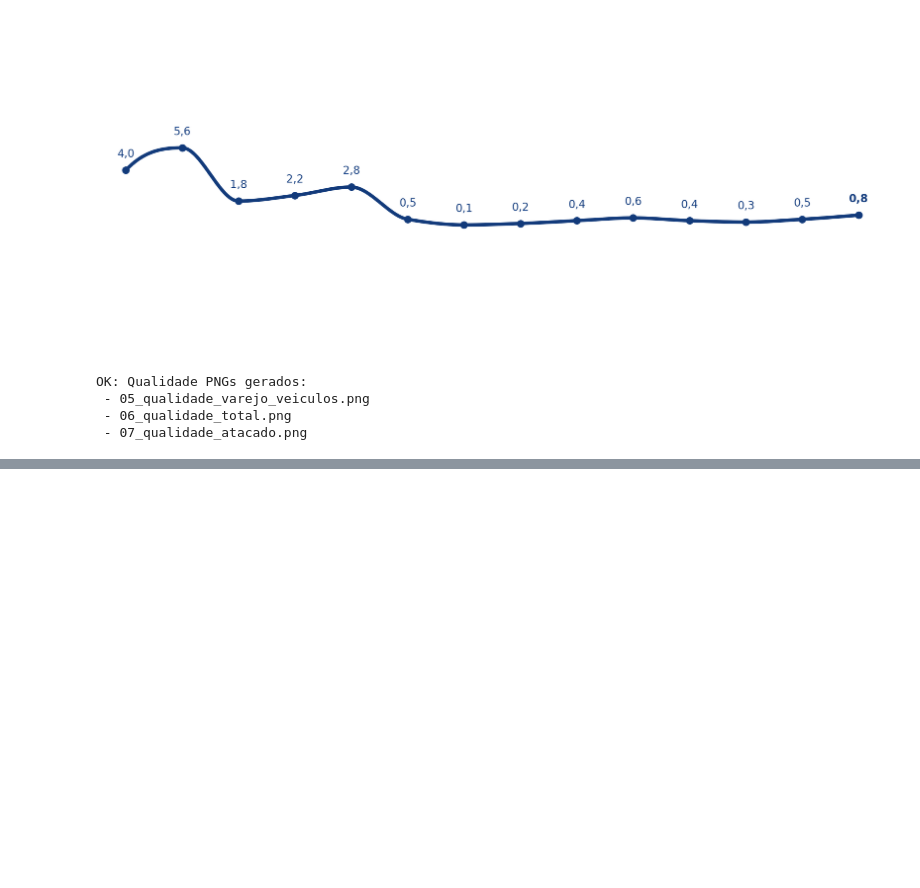
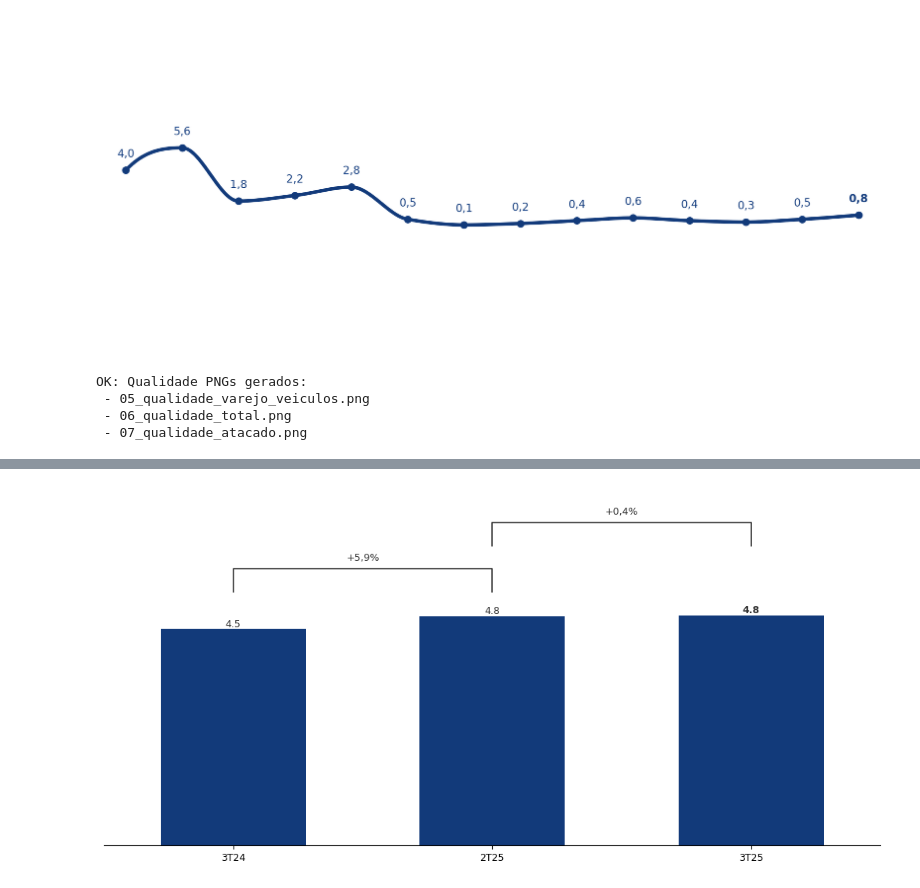
Before and after one commit to renatobortolotto/ppt-doc, a Jupyter notebook: test-ppt.ipynb, the cells around one changed output, grey strips where cells are left out. Saved outputs shown, nothing was run; the diff lists cells and outputs as text; code cells hidden in the pictures; blank space fills up the shorter version.

Commit message:
new graphs and updated scripts for data vis

```diff
--- a/test-ppt.ipynb
+++ b/test-ppt.ipynb
@@ -25,6 +25,12 @@ class ExcelBarChartSpec:
     output_path: Optional[Union[str, Path]] = None
     show_delta_pct: bool = False
     show_delta_bracket: bool = False
+    # Casas decimais nos valores no topo das barras
+    value_decimals: int = 0
+    # Escala da largura das barras (1.0 = normal)
+    bar_width_scale: float = 1.0
+    # Cor fixa para todas as barras (quando definido, ignora highlight_last)
+    bar_color: Optional[str] = None
     # Pares (prev, curr) para comparar. Aceita índices negativos (estilo Python).
     # Ex.: ((-2, -1), (-5, -2)) = (penúltimo vs último) e (penúltimo-3 vs penúltimo)
     delta_pairs: Tuple[Tuple[int, int], ...] = ()
@@ -153,13 +159,17 @@ def plot_bar_from_excel(spec: ExcelBarChartSpec) -> Tuple[plt.Figure, plt.Axes]:
 
     n = len(values)
 
-    colors = ["#8d98a6"] * n
-    if spec.highlight_last and colors:
-        colors[-1] = "#123a7a"
+    bar_color = getattr(spec, "bar_color", None)
+    if bar_color:
+        colors = [str(bar_color)] * n
+    else:
+        colors = ["#8d98a6"] * n
+        if spec.highlight_last and colors:
+            colors[-1] = "#123a7a"
 
     # Mantém a "espessura" visual do gráfico principal sem criar áreas vazias no PNG.
     # Para o 9M (2 barras), também reduz o espaçamento e aumenta fontes (tudo fica legível).
-    base_width = 0.8
+    base_width = 0.8 * float(getattr(spec, "bar_width_scale", 1.0) or 1.0)
     slot_count = int(spec.fixed_slot_count) if spec.fixed_slot_count else n
     slot_count = max(slot_count, n)
     ratio = n / slot_count if slot_count else 1.0
@@ -186,12 +196,14 @@ def plot_bar_from_excel(spec: ExcelBarChartSpec) -> Tuple[plt.Figure, plt.Axes]:
     ax.set_xlim(x_pos.min() - x_pad, x_pos.max() + x_pad)
 
     # Rótulo do valor em cada barra (último em negrito)
+    decimals = int(getattr(spec, "value_decimals", 0) or 0)
+    decimals = max(0, decimals)
     last_idx = n - 1
     for i, (rect, val) in enumerate(zip(bars, values)):
         ax.text(
             rect.get_x() + rect.get_width() / 2,
             rect.get_height(),
-            f"{val:,.0f}".replace(",", "."),
+            f"{float(val):,.{decimals}f}".replace(",", "."),
             ha="center",
             va="bottom",
             fontsize=font_value,
@@ -752,0 +1084,22 @@ OK: Qualidade PNGs gerados:
+# %%
+# Gráfico de barras (Total Cartões) com brackets
+plot_bar_from_excel(
+    ExcelBarChartSpec(
+        file_path=EXCEL_FILE,
+        sheet_name="Seguros e Cartoes",
+        # Linha 15: C15 é texto ('Total'); os números estão em D..F
+        values_range="D15:F15",
+        xlabels_range="D14:F14",
+        # Pedido: todas as barras em azul escuro
+        bar_color="#123a7a",
+        show_delta_pct=True,
+        show_delta_bracket=True,
+        # Pedido: mais precisão no topo + barras 30% mais finas
+        value_decimals=1,
+        bar_width_scale=0.70,
+        output_path="09_seguros_cartoes_total.png",
+    )
+)
+plt.show()
+# %% [output]
+[figure, added]
```
Also changed, not shown: parts of 3 cells of this notebook, 6 other files.
